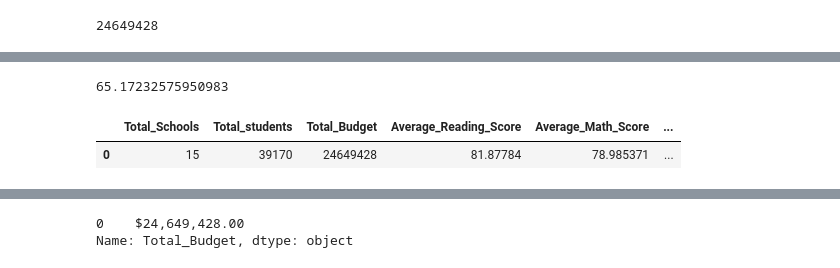
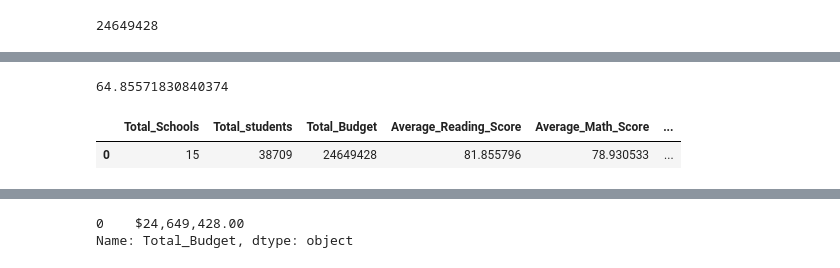
Before and after one commit to sandeepdpowar/datascience_bootcamp, a Jupyter notebook: Module4_Challenge/PyCitySchools_Challenge.ipynb, the cells around one changed output, grey strips where cells are left out. Cells and saved outputs as stored; diff of their text form; code cells hidden in the pictures.

```diff
--- a/Module4_Challenge/PyCitySchools_Challenge_testing.ipynb
+++ b/Module4_Challenge/PyCitySchools_Challenge.ipynb
@@ -101,0 +128,3 @@ student_count
+# %%
+new_total_student_count =  student_count - student_count_9th_Thomas
+new_total_student_count
@@ -161,5 +206,5 @@ passing_reading_count
 # %%
 #Calculate the percentage of students passed in Maths
-passing_math_percentage = passing_math_count/float(student_count)*100
+passing_math_percentage = passing_math_count/float(new_total_student_count)*100
 passing_math_percentage
 # %% [output]
@@ -167,5 +212,5 @@ passing_math_percentage
 # %%
 #Calculate the percentage of students passed in Reading
-passing_reading_percentage = passing_reading_count/float(student_count)*100
+passing_reading_percentage = passing_reading_count/float(new_total_student_count)*100
 passing_reading_percentage
 # %% [output]
@@ -197,23 +242,23 @@ passing_math_reading_count
 # %%
 #Calculate overall passing percentage
-passing_math_reading_percentage = passing_math_reading_count/float(student_count)*100
+passing_math_reading_percentage = passing_math_reading_count/float(new_total_student_count)*100
 passing_math_reading_percentage
 # %% [output]
-65.17232575950983
+64.85571830840374
 # %%
 #Adding the list of values to DataFrame
 district_summary_df = pd.DataFrame([{"Total_Schools": school_count,
-                                    "Total_students": student_count,
+                                    "Total_students": new_total_student_count,
                                     "Total_Budget":total_budget,
                                     "Average_Reading_Score":average_reading_score,
                                     "Average_Math_Score":average_math_score,
                                     "%_Passing_Reading":passing_reading_percentage,
                                     "%_Passing_Math":passing_math_percentage,
                                     "%_Overall_Passing":passing_math_reading_percentage}])
 district_summary_df
 # %% [output]
 |  | Total_Schools | Total_students | Total_Budget | Average_Reading_Score | Average_Math_Score | ... |
-| 0 | 15 | 39170 | 24649428 | 81.87784 | 78.985371 | ... |
+| 0 | 15 | 38709 | 24649428 | 81.855796 | 78.930533 | ... |
 # %%
 district_summary_df["Total_students"] = district_summary_df["Total_students"].map("{:,}".format)
 district_summary_df["Total_students"]
```
Also changed, not shown: parts of 67 cells of this notebook, 1 other file.
